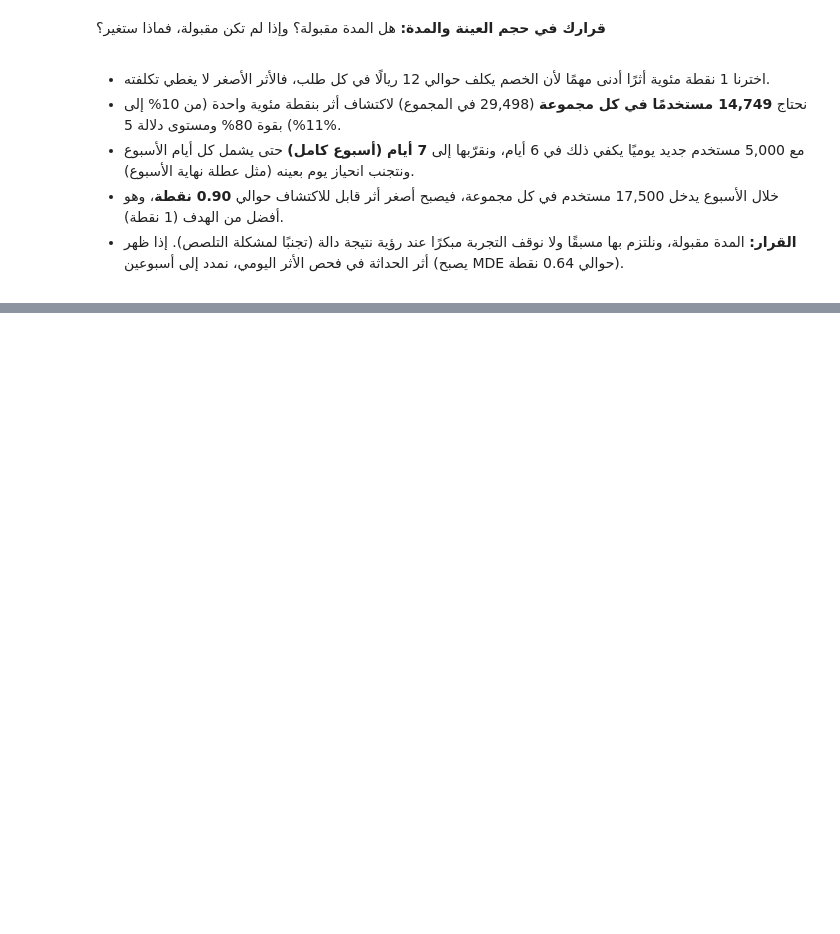
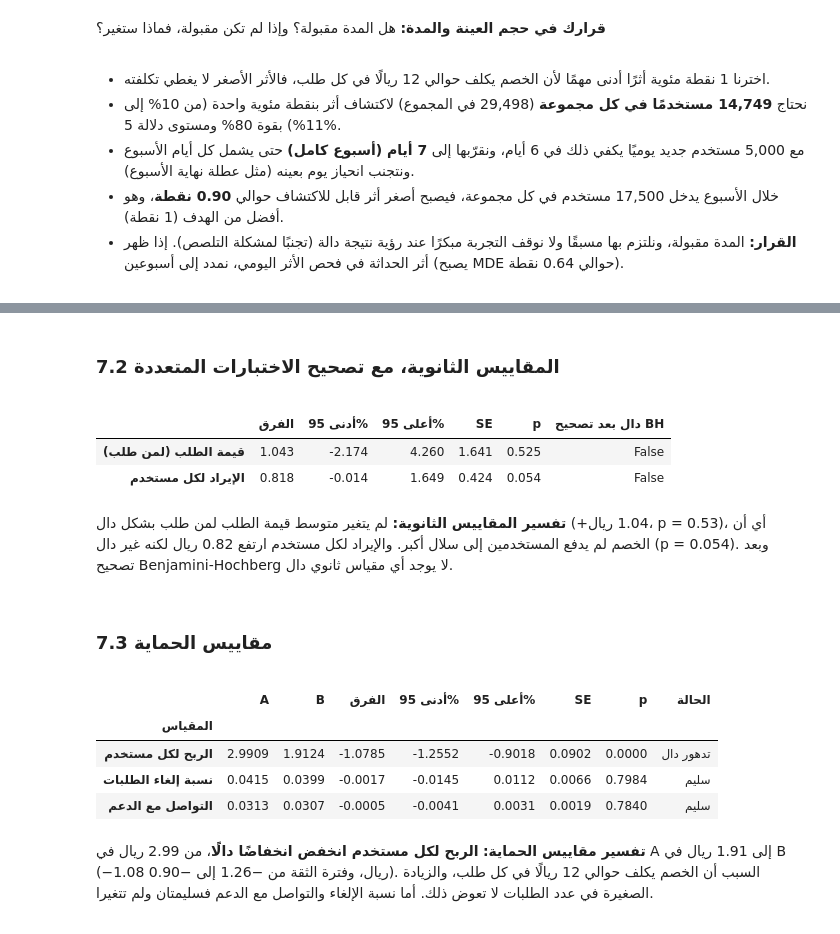
Before and after one commit to Raed1231/first-order-discount-ab-test, a Jupyter notebook: project_template.ipynb, the cells around one changed output, grey strips where cells are left out. Drawn from its saved outputs; the diff is of its cells as text; code cells hidden in the pictures; blank space fills up the shorter version.

```diff
--- a/project_template.ipynb
+++ b/project_template.ipynb
@@ -247,3 +377,60 @@ for label, n_g in [("في المدة المخططة", n_planned), ("إذا اك
+# %% [markdown]
+<div dir="rtl">
+
+### 7.2 المقاييس الثانوية، مع تصحيح الاختبارات المتعددة
+
+</div>
+# %%
+secondary = {
+    "قيمة الطلب (لمن طلب)": diff_ci(A["order_value"].dropna(), B["order_value"].dropna()),
+    "الإيراد لكل مستخدم": diff_ci(A["revenue"], B["revenue"]),
+}
+sec = pd.DataFrame(secondary).T
+sec["دال بعد تصحيح BH"] = multipletests(sec["p"].astype(float), alpha=0.05, method="fdr_bh")[0]
+sec.round(3)
+# %% [output]
+|  | الفرق | أدنى 95% | أعلى 95% | SE | p | دال بعد تصحيح BH |
+| قيمة الطلب (لمن طلب) | 1.043 | -2.174 | 4.260 | 1.641 | 0.525 | False |
+| الإيراد لكل مستخدم | 0.818 | -0.014 | 1.649 | 0.424 | 0.054 | False |
+# %% [markdown]
+<div dir="rtl">
+
+**تفسير المقاييس الثانوية:** لم يتغير متوسط قيمة الطلب لمن طلب بشكل دال (+1.04 ريال، p = 0.53)، أي أن الخصم لم يدفع المستخدمين إلى سلال أكبر. والإيراد لكل مستخدم ارتفع 0.82 ريال لكنه غير دال (p = 0.054). وبعد تصحيح Benjamini-Hochberg لا يوجد أي مقياس ثانوي دال.
+
+</div>
+# %% [markdown]
+<div dir="rtl">
+
+### 7.3 مقاييس الحماية
+
+</div>
+# %%
+guardrail_defs = {                       # العمود: (الاسم، والاتجاه السيئ)
+    "profit": ("الربح لكل مستخدم", "down"),
+    "cancelled": ("نسبة إلغاء الطلبات", "up"),
+    "contacted_support": ("التواصل مع الدعم", "up"),
+}
+rows, guard_status = [], {}
+for col, (label, bad) in guardrail_defs.items():
+    res = diff_ci(A[col].dropna(), B[col].dropna())
+    harmful = res["أعلى 95%"] < 0 if bad == "down" else res["أدنى 95%"] > 0
+    status = "تدهور دال" if harmful else "سليم"
+    guard_status[label] = status
+    rows.append({"المقياس": label, "A": A[col].mean(), "B": B[col].mean(), **res, "الحالة": status})
+guard_table = pd.DataFrame(rows).set_index("المقياس")
+guard_table.round(4)
+# %% [output]
+|  | A | B | الفرق | أدنى 95% | أعلى 95% | SE | p | الحالة |
+| المقياس |  |  |  |  |  |  |  |  |
+| الربح لكل مستخدم | 2.9909 | 1.9124 | -1.0785 | -1.2552 | -0.9018 | 0.0902 | 0.0000 | تدهور دال |
+| نسبة إلغاء الطلبات | 0.0415 | 0.0399 | -0.0017 | -0.0145 | 0.0112 | 0.0066 | 0.7984 | سليم |
+| التواصل مع الدعم | 0.0313 | 0.0307 | -0.0005 | -0.0041 | 0.0031 | 0.0019 | 0.7840 | سليم |
+# %% [markdown]
+<div dir="rtl">
+
+**تفسير مقاييس الحماية:** **الربح لكل مستخدم انخفض انخفاضًا دالًا**، من 2.99 ريال في A إلى 1.91 ريال في B (−1.08 ريال، وفترة الثقة من −1.26 إلى −0.90). السبب أن الخصم يكلف حوالي 12 ريالًا في كل طلب، والزيادة الصغيرة في عدد الطلبات لا تعوض ذلك. أما نسبة الإلغاء والتواصل مع الدعم فسليمتان ولم تتغيرا.
+
+</div>
 # %% [markdown]
 <div dir="rtl">
 
```
Also changed, not shown: parts of 31 cells of this notebook, 1 other file.
